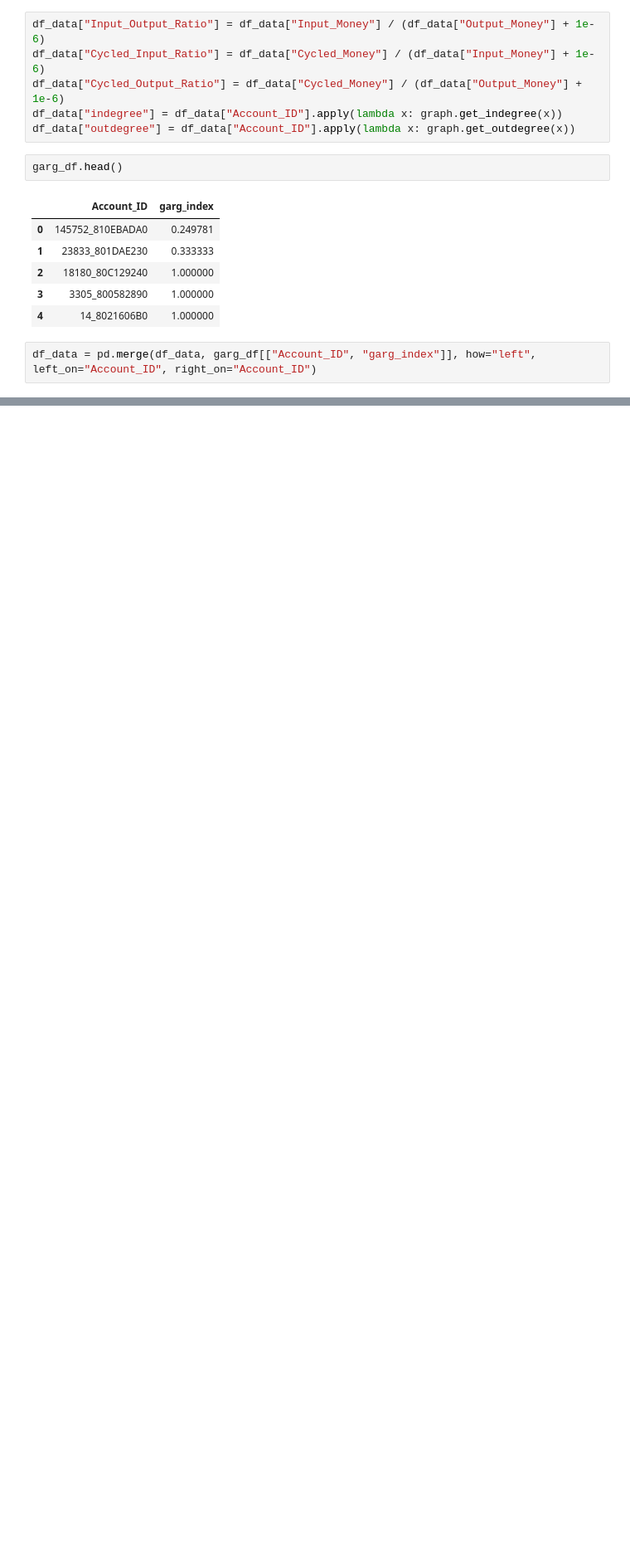
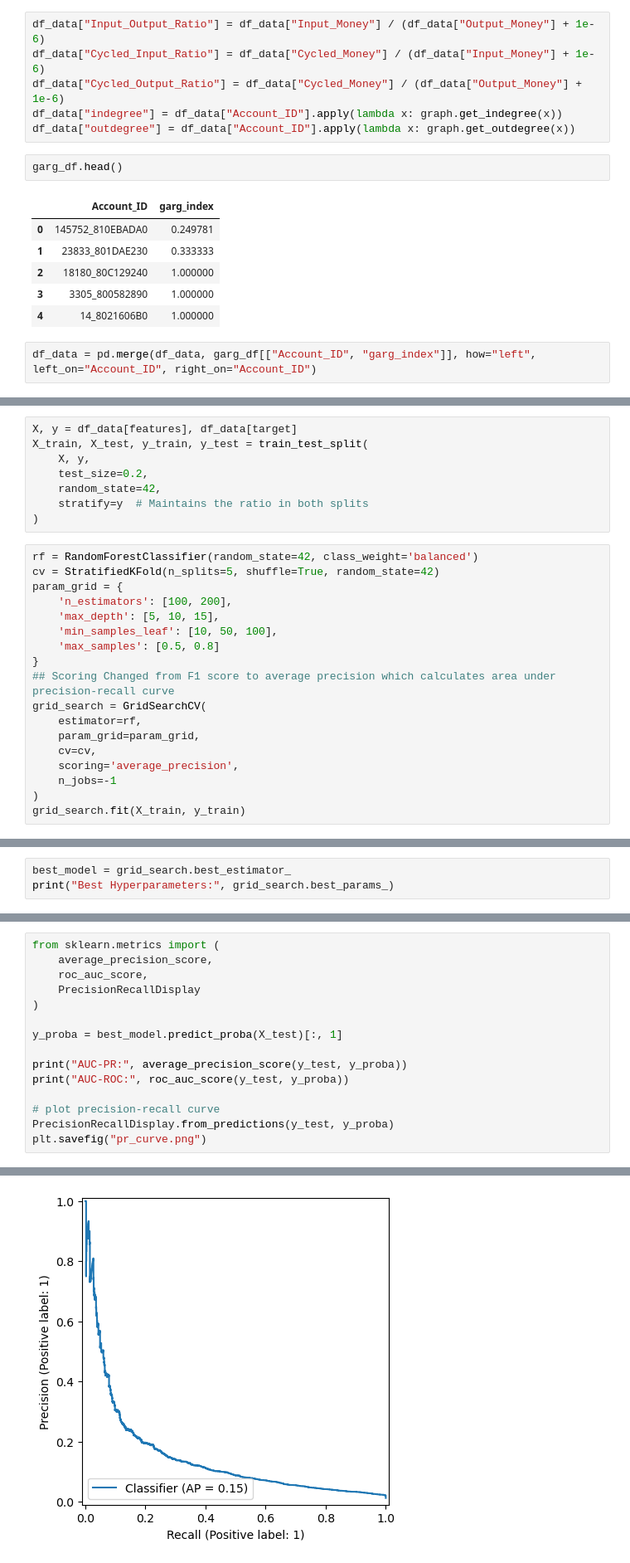
Before and after one commit to e-GNH/LedgerDB, a Jupyter notebook: aml_service/notebooks/features.ipynb, the cells around one changed output, grey strips where cells are left out. Shown at 83% size. Saved outputs shown, nothing was run; the diff lists cells and outputs as text; blank space fills up the shorter version.

Commit message:
training and machine learning level

```diff
--- a/aml_service/notebooks/features.ipynb
+++ b/aml_service/notebooks/features.ipynb
@@ -167,0 +272,26 @@ df_data["Transactions_In"] = df_data["Account_ID"].apply(lambda x: graph.graph.i
+# %%
+X, y = df_data[features], df_data[target]
+X_train, X_test, y_train, y_test = train_test_split(
+    X, y,
+    test_size=0.2,
+    random_state=42,
+    stratify=y  # Maintains the ratio in both splits
+)
+# %%
+rf = RandomForestClassifier(random_state=42, class_weight='balanced')
+cv = StratifiedKFold(n_splits=5, shuffle=True, random_state=42)
+param_grid = {
+    'n_estimators': [100, 200],
+    'max_depth': [5, 10, 15],
+    'min_samples_leaf': [10, 50, 100],
+    'max_samples': [0.5, 0.8]
+}
+## Scoring Changed from F1 score to average precision which calculates area under precision-recall curve
+grid_search = GridSearchCV(
+    estimator=rf,
+    param_grid=param_grid,
+    cv=cv,
+    scoring='average_precision',
+    n_jobs=-1
+)
+grid_search.fit(X_train, y_train)
@@ -167,0 +307,3 @@ df_data["Transactions_In"] = df_data["Account_ID"].apply(lambda x: graph.graph.i
+# %%
+best_model = grid_search.best_estimator_
+print("Best Hyperparameters:", grid_search.best_params_)
@@ -167,0 +345,16 @@ df_data["Transactions_In"] = df_data["Account_ID"].apply(lambda x: graph.graph.i
+# %%
+from sklearn.metrics import (
+    average_precision_score,
+    roc_auc_score,
+    PrecisionRecallDisplay
+)
+
+y_proba = best_model.predict_proba(X_test)[:, 1]
+
+print("AUC-PR:", average_precision_score(y_test, y_proba))
+print("AUC-ROC:", roc_auc_score(y_test, y_proba))
+
+# plot precision-recall curve
+PrecisionRecallDisplay.from_predictions(y_test, y_proba)
+plt.savefig("pr_curve.png")
+# %% [output]
@@ -167,0 +363 @@ df_data["Transactions_In"] = df_data["Account_ID"].apply(lambda x: graph.graph.i
+[figure, added]
```
Also changed, not shown: parts of 31 cells of this notebook, 12 other files.
